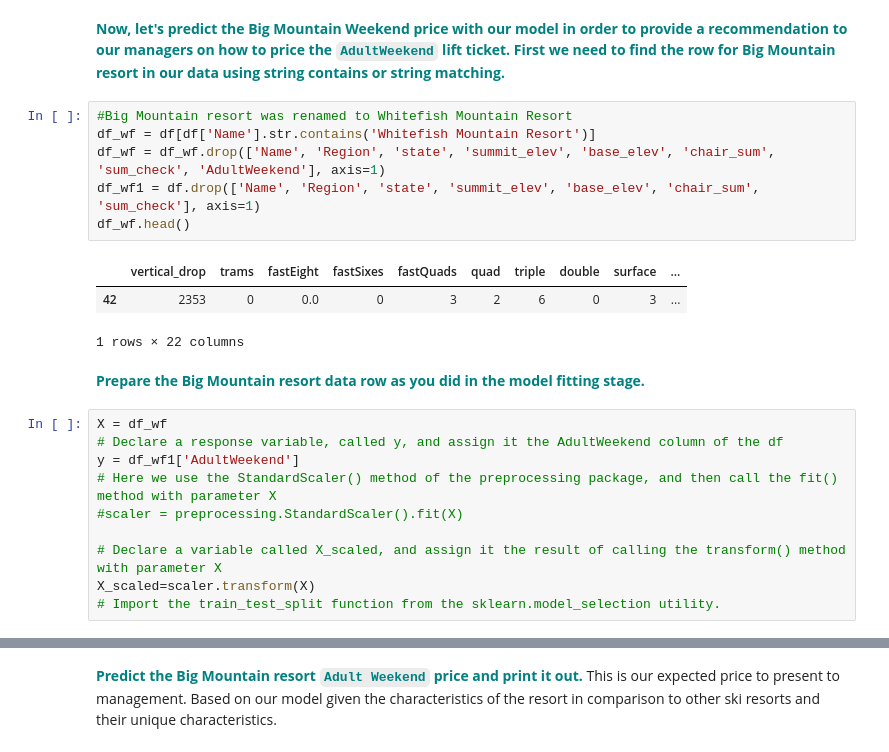
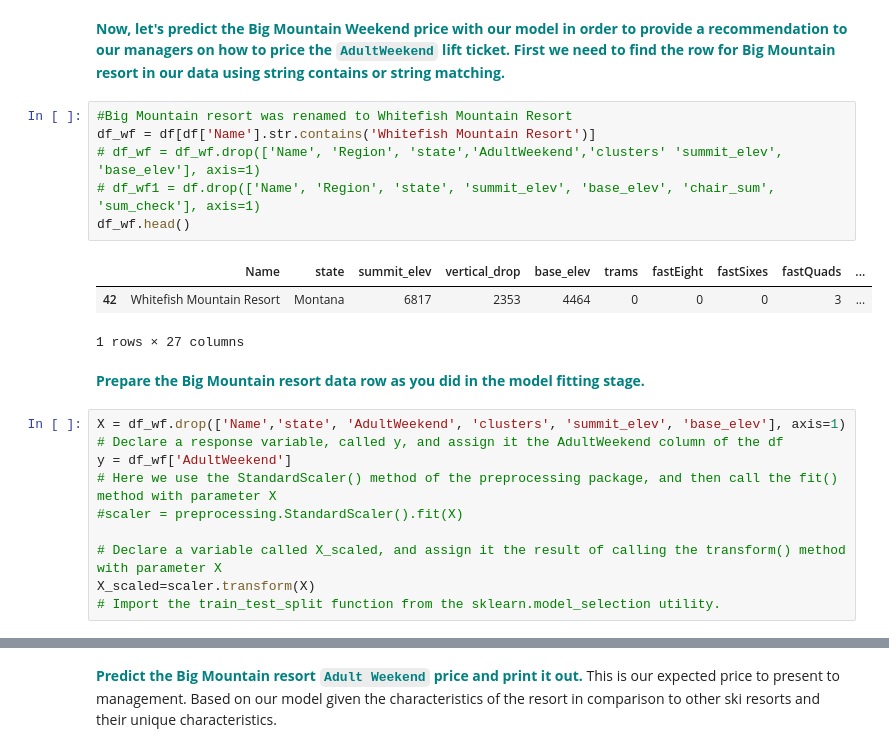
Before and after one commit to christianveater/GuidedCapstone, a Jupyter notebook: 6_6_Documentation/Notebook_stepsix.ipynb, the cells around one changed output, grey strips where cells are left out. Saved outputs shown, nothing was run; the diff lists cells and outputs as text.

```diff
--- a/6_6_Documentation/Notebook_stepsix.ipynb
+++ b/6_6_Documentation/Notebook_stepsix.ipynb
@@ -97,19 +85,19 @@ Mean Absolute Error: 6.469183650731975
 # %%
 #Big Mountain resort was renamed to Whitefish Mountain Resort
 df_wf = df[df['Name'].str.contains('Whitefish Mountain Resort')]
-df_wf = df_wf.drop(['Name', 'Region', 'state', 'summit_elev', 'base_elev', 'chair_sum', 'sum_check', 'AdultWeekend'], axis=1)
-df_wf1 = df.drop(['Name', 'Region', 'state', 'summit_elev', 'base_elev', 'chair_sum', 'sum_check'], axis=1)
+# df_wf = df_wf.drop(['Name', 'Region', 'state','AdultWeekend','clusters' 'summit_elev', 'base_elev'], axis=1)
+# df_wf1 = df.drop(['Name', 'Region', 'state', 'summit_elev', 'base_elev', 'chair_sum', 'sum_check'], axis=1)
 df_wf.head()
 # %% [output]
-|  | vertical_drop | trams | fastEight | fastSixes | fastQuads | quad | triple | double | surface | ... |
-| 42 | 2353 | 0 | 0.0 | 0 | 3 | 2 | 6 | 0 | 3 | ... |
+|  | Name | state | summit_elev | vertical_drop | base_elev | trams | fastEight | fastSixes | fastQuads | ... |
+| 42 | Whitefish Mountain Resort | Montana | 6817 | 2353 | 4464 | 0 | 0 | 0 | 3 | ... |
-1 rows × 22 columns
+1 rows × 27 columns
 # %% [markdown]
 **<font color='teal'> Prepare the Big Mountain resort data row as you did in the model fitting stage.</font>**
 # %%
-X = df_wf
+X = df_wf.drop(['Name','state', 'AdultWeekend', 'clusters', 'summit_elev', 'base_elev'], axis=1)
 # Declare a response variable, called y, and assign it the AdultWeekend column of the df
-y = df_wf1['AdultWeekend']
+y = df_wf['AdultWeekend']
 # Here we use the StandardScaler() method of the preprocessing package, and then call the fit() method with parameter X
 #scaler = preprocessing.StandardScaler().fit(X)
 
```
Also changed, not shown: parts of 14 cells of this notebook.
